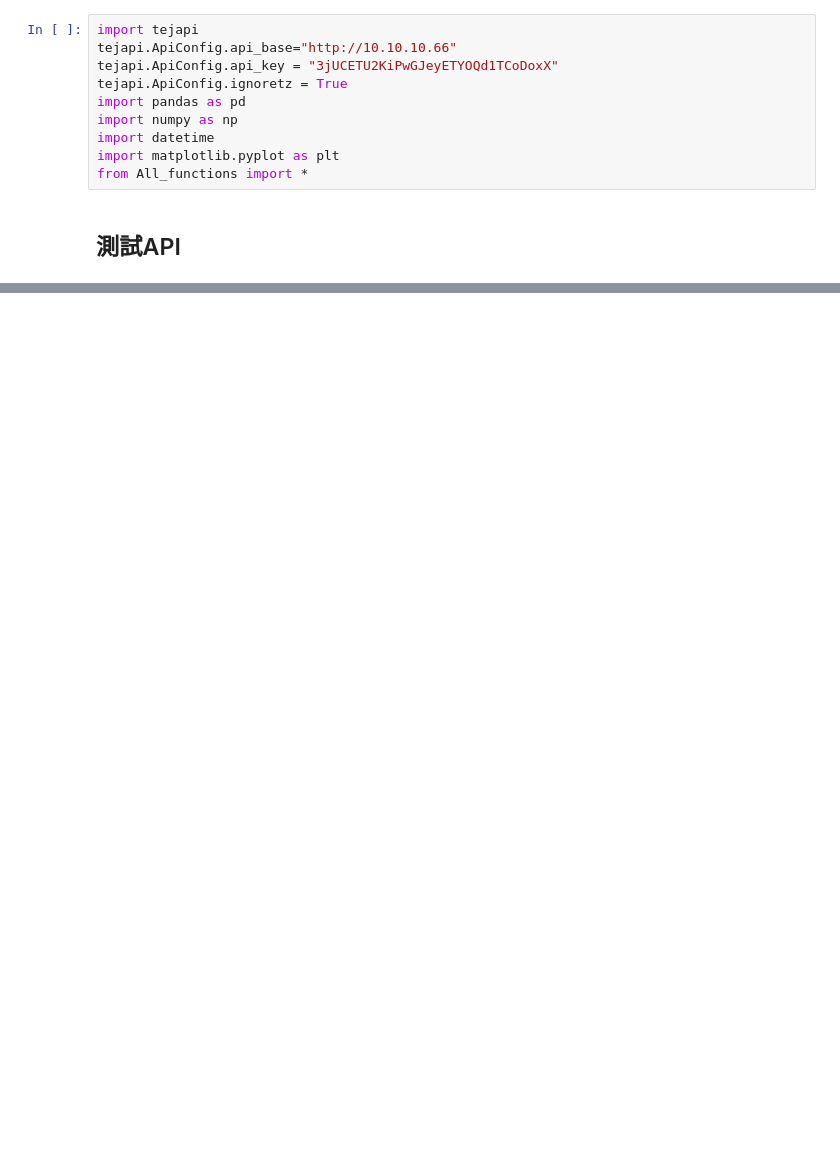
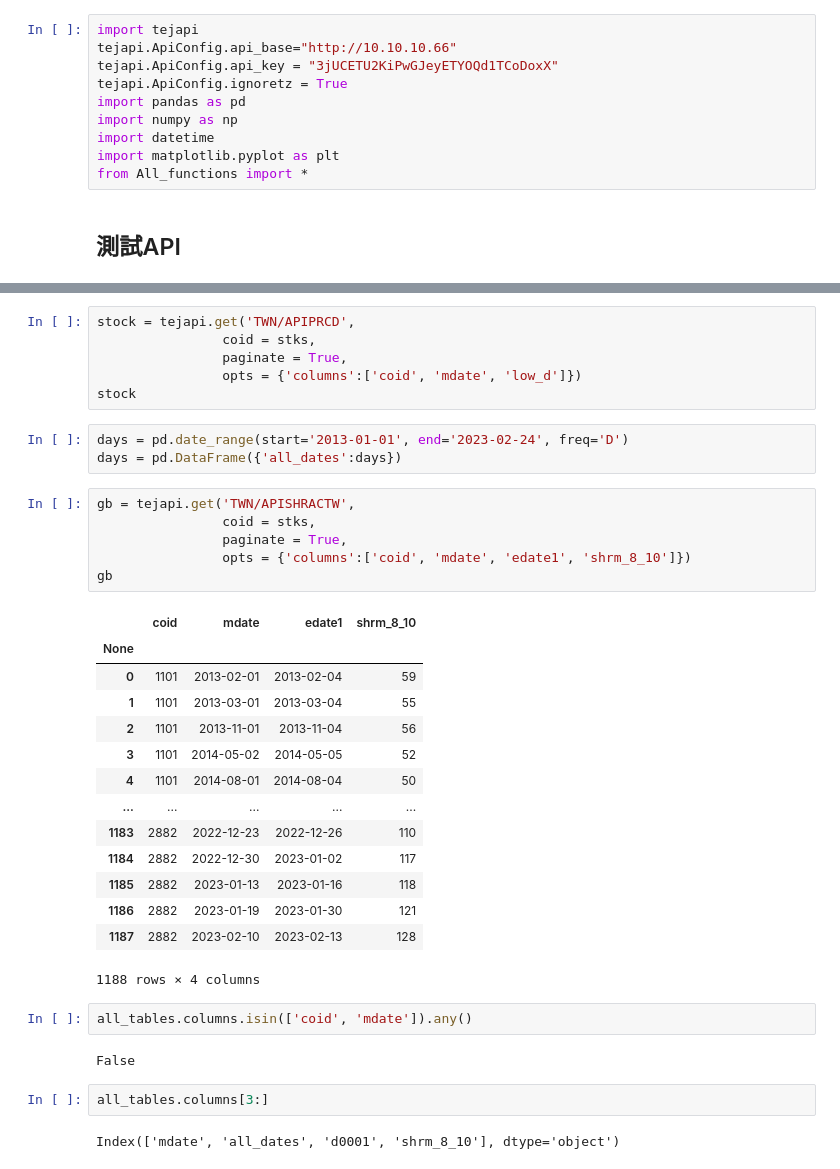
Before and after one commit to LEOHuang5555/TEJ-Tool-API, a Jupyter notebook: new_folder/test.ipynb, the cells around one changed output, grey strips where cells are left out. Saved outputs shown, nothing was run; the diff lists cells and outputs as text; blank space fills up the shorter version.

```diff
--- a/new_folder/test.ipynb
+++ b/new_folder/test.ipynb
@@ -94,0 +153,38 @@ all_tables.head(100)
+# %%
+stock = tejapi.get('TWN/APIPRCD',
+                coid = stks,
+                paginate = True,
+                opts = {'columns':['coid', 'mdate', 'low_d']})
+stock
+# %%
+days = pd.date_range(start='2013-01-01', end='2023-02-24', freq='D')
+days = pd.DataFrame({'all_dates':days})
+# %%
+gb = tejapi.get('TWN/APISHRACTW',
+                coid = stks,
+                paginate = True,
+                opts = {'columns':['coid', 'mdate', 'edate1', 'shrm_8_10']})
+gb
+# %% [output]
+|  | coid | mdate | edate1 | shrm_8_10 |
+| None |  |  |  |  |
+| 0 | 1101 | 2013-02-01 | 2013-02-04 | 59 |
+| 1 | 1101 | 2013-03-01 | 2013-03-04 | 55 |
+| 2 | 1101 | 2013-11-01 | 2013-11-04 | 56 |
+| 3 | 1101 | 2014-05-02 | 2014-05-05 | 52 |
+| 4 | 1101 | 2014-08-01 | 2014-08-04 | 50 |
+| ... | ... | ... | ... | ... |
+| 1183 | 2882 | 2022-12-23 | 2022-12-26 | 110 |
+| 1184 | 2882 | 2022-12-30 | 2023-01-02 | 117 |
+| 1185 | 2882 | 2023-01-13 | 2023-01-16 | 118 |
+| 1186 | 2882 | 2023-01-19 | 2023-01-30 | 121 |
+| 1187 | 2882 | 2023-02-10 | 2023-02-13 | 128 |
+1188 rows × 4 columns
+# %%
+all_tables.columns.isin(['coid', 'mdate']).any()
+# %% [output]
+False
+# %%
+all_tables.columns[3:]
+# %% [output]
+Index(['mdate', 'all_dates', 'd0001', 'shrm_8_10'], dtype='object')
```
Also changed, not shown: parts of 15 cells of this notebook, 6 other files.
